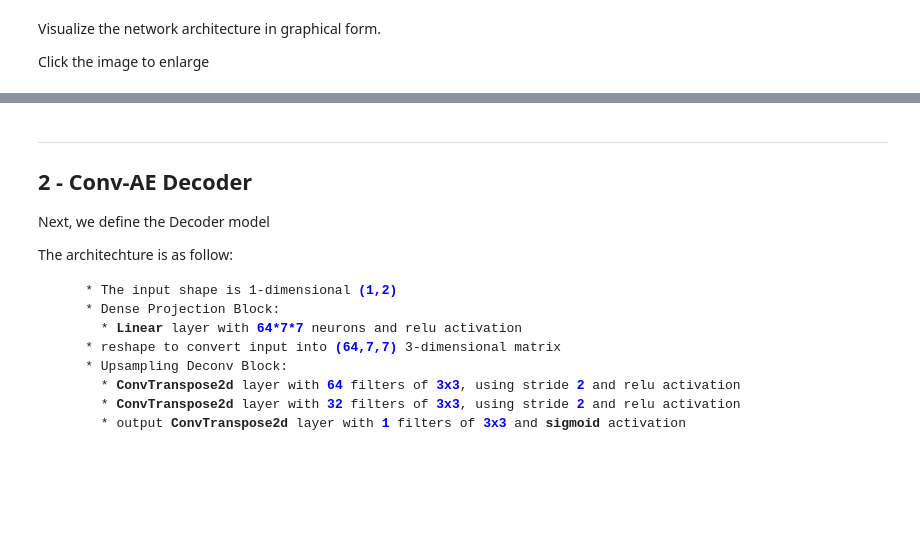
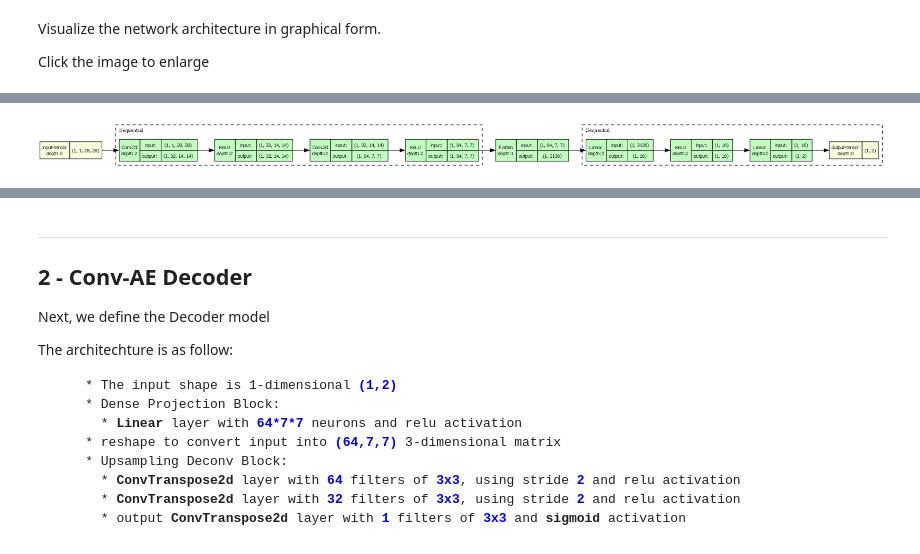
Before and after one commit to AI-IF-TelU/103012350550-Mohamed-ali-ibrahim-genai, a Jupyter notebook: assignment-05-vae/student_template.ipynb, the cells around one changed output, grey strips where cells are left out. Saved outputs shown, nothing was run; the diff lists cells and outputs as text; code cells hidden in the pictures; blank space fills up the shorter version.

```diff
--- a/assignment-05-vae/student_template.ipynb
+++ b/assignment-05-vae/student_template.ipynb
@@ -355,41 +366,41 @@ class ConvAE_Encoder(nn.Module):
         # Strided Convolutional block
         self.conv_block = nn.Sequential(
             # add conv2d layer with 32 filters of 3x3, using stride 2, and padding 1
-            ??,
+            nn.Conv2d(1, 32, kernel_size=3, stride=2, padding=1),
 
             # add relu
-            ??,
+            nn.ReLU(),
 
             # add conv2d layer with 64 filters of 3x3, using stride 2, and padding 1,
-            ??,
+            nn.Conv2d(32, 64, kernel_size=3, stride=2, padding=1),
 
             # add relu
-            ??
+            nn.ReLU()
         )
 
         # add flatten layer
-        self.flatten = ??
+        self.flatten = nn.Flatten()
 
         # Dense Bottleneck block
         self.bottleneck_block = nn.Sequential(
             # add Linear with input features 64*7*7 and output 16 neurons
-            ??,
+            nn.Linear(64 * 7 * 7, 16),
 
             # add relu
-            ??,
+            nn.ReLU(),
 
             # add Linear with input features 16 and output 2 neurons
-            ??
+            nn.Linear(16, 2)
         )
 
     def forward(self, x):
 
         # pass x through self.conv_block(), self.flatten(), and self.bottleneck_block() in that order
-        x = ??
+        x = self.conv_block(x)
 
-        x = ??
+        x = self.flatten(x)
 
-        x = ??
+        x = self.bottleneck_block(x)
 
         return x
 # %% [markdown]
@@ -423,8 +452,15 @@ Visualize the network architecture in graphical form.
 
 Click the image to enlarge
 # %%
+import os
+
+graphviz_bin = r'C:\Program Files\Graphviz\bin'
+if os.path.isdir(graphviz_bin):
+    os.environ['PATH'] = graphviz_bin + os.pathsep + os.environ.get('PATH', '')
+
 model_graphq = draw_graph(ae_encoder, input_size=(1, 1, 28, 28), expand_nested=True, graph_dir="LR")
 model_graphq.resize_graph(scale=3)
 
 model_graphq.visual_graph.render("ae_encoder", format="png")
 display(Image(filename="ae_encoder.png"))
+# %% [output]
@@ -431,3 +468,4 @@ display(Image(filename="ae_encoder.png"))
+[figure, added]
 # %% [markdown]
 **Expected Output**:
 <pre>
```
Also changed, not shown: parts of 39 cells of this notebook.
